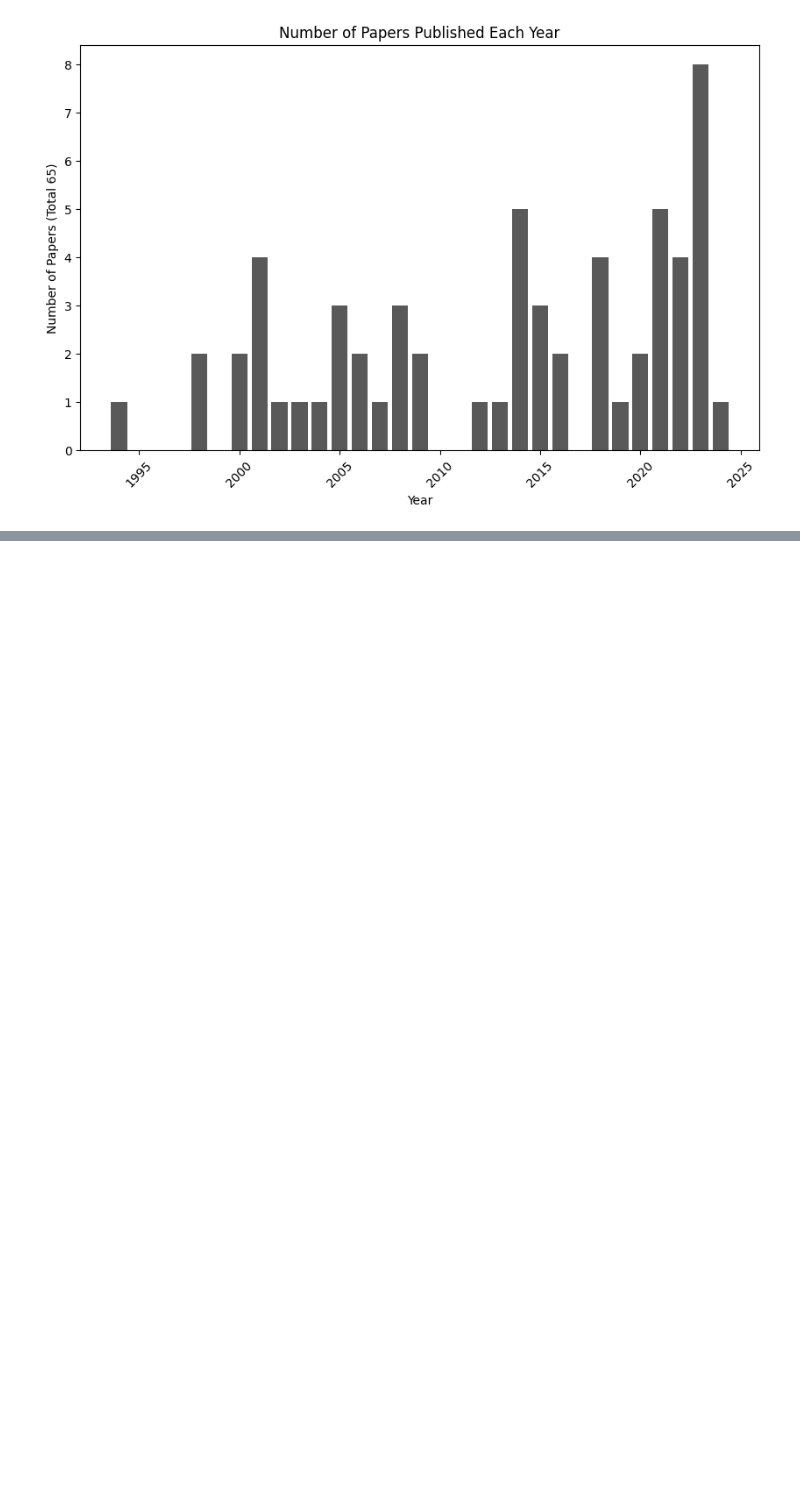
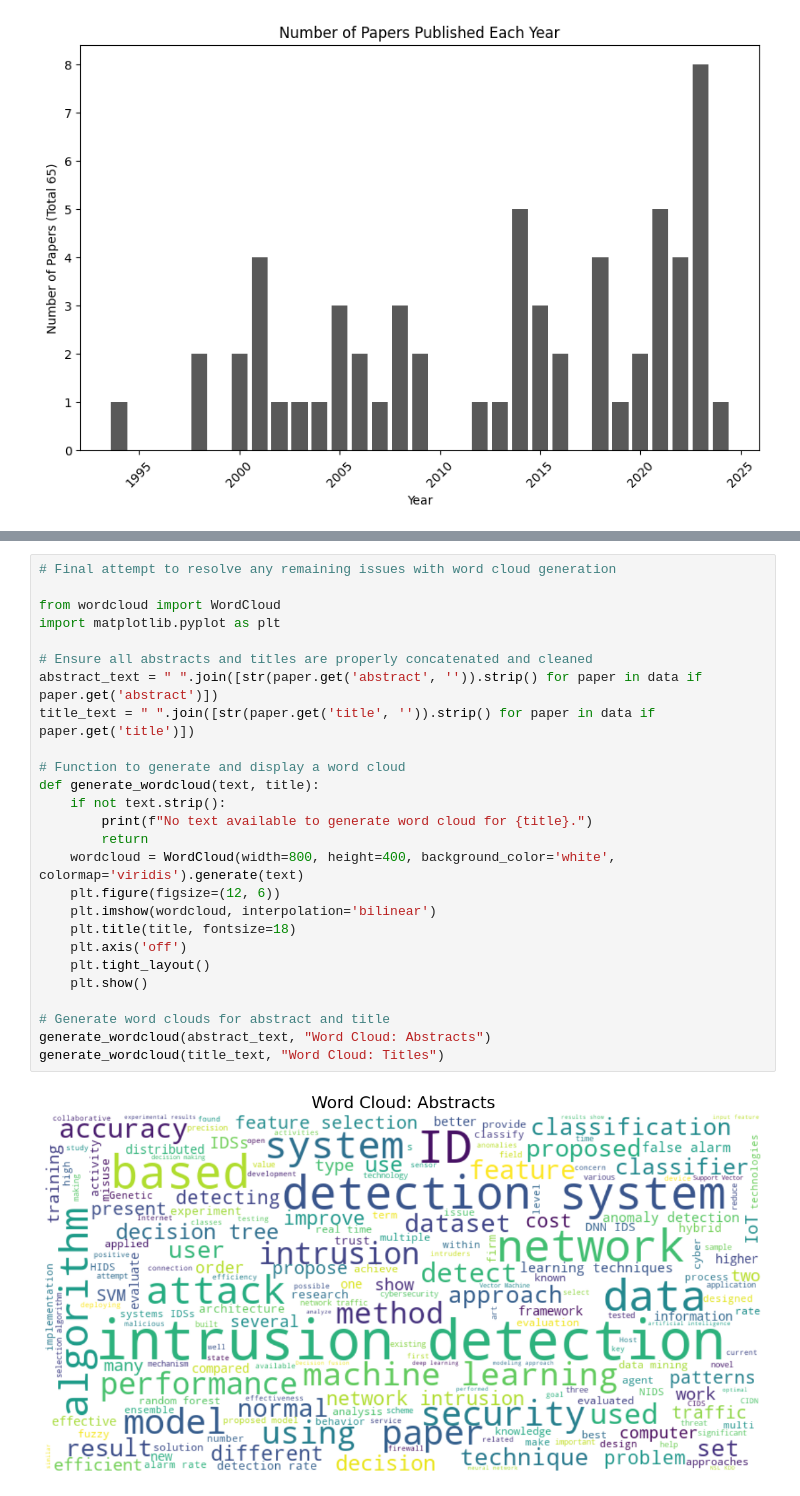
Before and after one commit to satilog/3wd-paper-search-tool, a Jupyter notebook: Analysis.ipynb, the cells around one changed output, grey strips where cells are left out. Drawn from its saved outputs; the diff is of its cells as text; blank space fills up the shorter version.

```diff
--- a/Analysis.ipynb
+++ b/Analysis.ipynb
@@ -275,0 +421,28 @@ plt.show()
+# %%
+# Final attempt to resolve any remaining issues with word cloud generation
+
+from wordcloud import WordCloud
+import matplotlib.pyplot as plt
+
+# Ensure all abstracts and titles are properly concatenated and cleaned
+abstract_text = " ".join([str(paper.get('abstract', '')).strip() for paper in data if paper.get('abstract')])
+title_text = " ".join([str(paper.get('title', '')).strip() for paper in data if paper.get('title')])
+
+# Function to generate and display a word cloud
+def generate_wordcloud(text, title):
+    if not text.strip():
+        print(f"No text available to generate word cloud for {title}.")
+        return
+    wordcloud = WordCloud(width=800, height=400, background_color='white', colormap='viridis').generate(text)
+    plt.figure(figsize=(12, 6))
+    plt.imshow(wordcloud, interpolation='bilinear')
+    plt.title(title, fontsize=18)
+    plt.axis('off')
+    plt.tight_layout()
+    plt.show()
+
+# Generate word clouds for abstract and title
+generate_wordcloud(abstract_text, "Word Cloud: Abstracts")
+generate_wordcloud(title_text, "Word Cloud: Titles")
+# %% [output]
+[figure, added]
```
Also changed, not shown: parts of 15 cells of this notebook, 2 other files.
